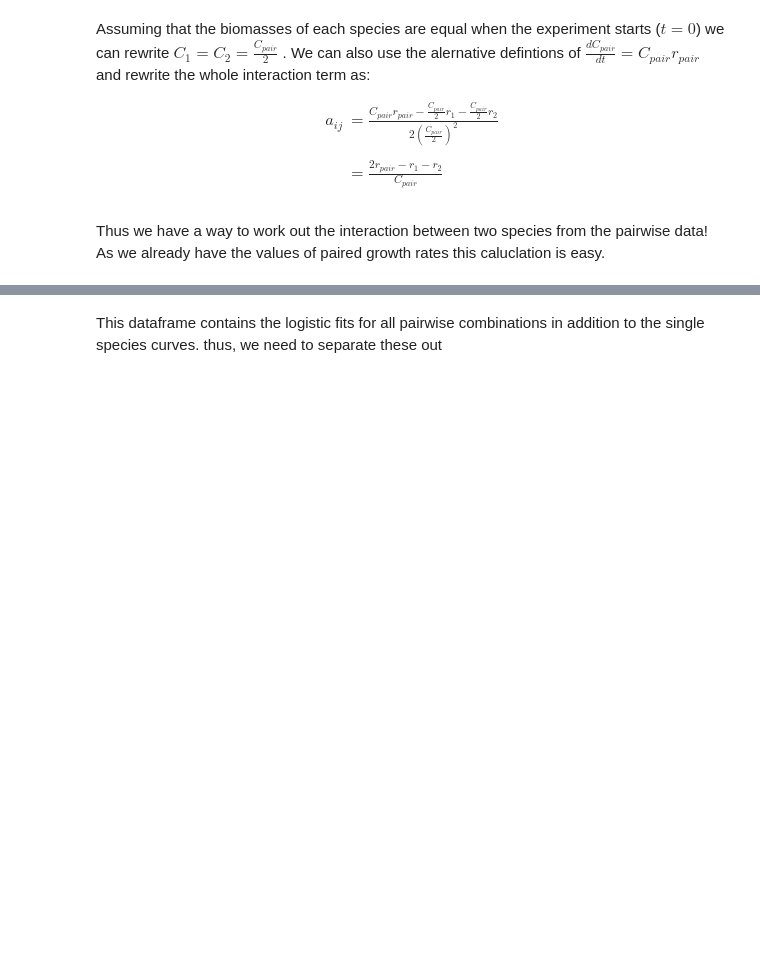
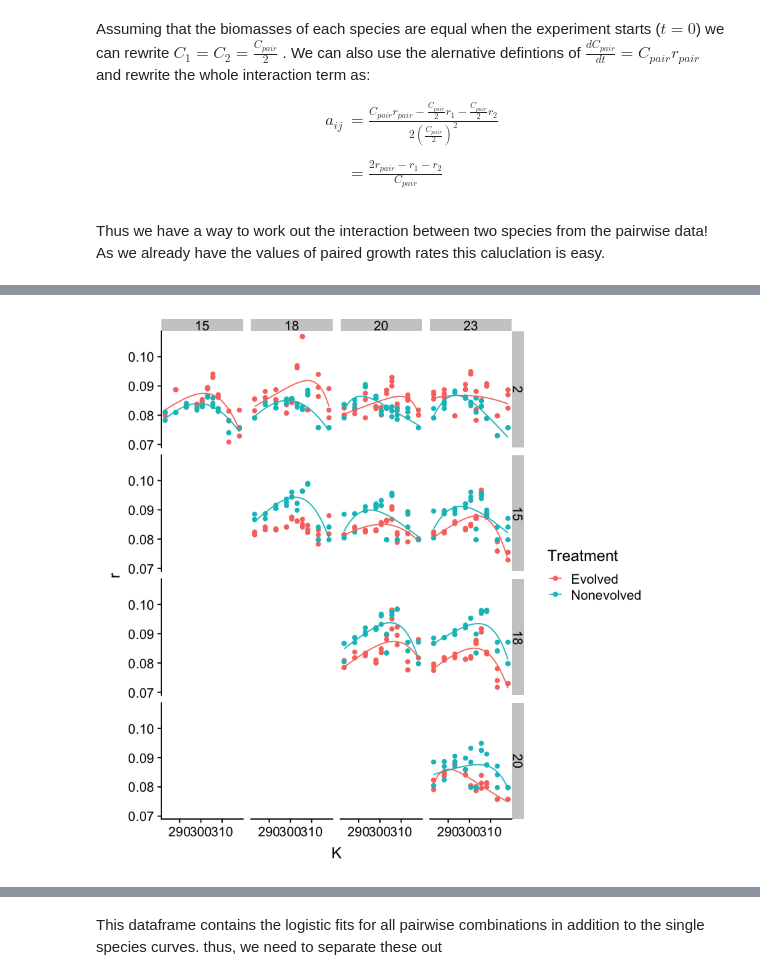
Before and after one commit to CleggTom/Bacterial_Interactions, a Jupyter notebook: notebooks/Data_analysis.ipynb, the cells around one changed output, grey strips where cells are left out. Saved outputs shown, nothing was run; the diff lists cells and outputs as text; code cells hidden in the pictures; blank space fills up the shorter version.

Commit message:
adding data analysis notebook

```diff
--- a/notebooks/Data_analysis.ipynb
+++ b/notebooks/Data_analysis.ipynb
@@ -262,0 +306,14 @@ Thus we have a way to work out the interaction between two species from the pair
+# %%
+#predicting fits
+newdata <- tibble(K = seq(min(pairs_growth_data$K), max(pairs_growth_data$K), length.out = 100))
+
+pairs_grow_pred <- gather(pairs_grow_fits, 'model', 'output', ncol(pairs_grow_fits)) %>%
+    unnest(., output %>% map(augment, newdata = newdata))
+
+
+pair_grow_E <- gather(pairs_grow_fits, 'model', 'output', ncol(pairs_grow_fits)) %>%
+  mutate(., est = map(output, est_params)) %>%
+  select(., -c(data, output)) %>%
+  unnest(est)
+
+pair_grow_E
@@ -262,0 +357,8 @@ Thus we have a way to work out the interaction between two species from the pair
+# %%
+pairs_growth_data %>%
+    ggplot(aes(x=K,y = r,colour=Treatment))+
+    geom_point()+
+    facet_grid(OTU_1~OTU_2)+
+    geom_line(data = pairs_grow_pred, aes(y =`.fitted`))
+# %% [output]
+[figure, added]
```
Also changed, not shown: parts of 11 cells of this notebook.
